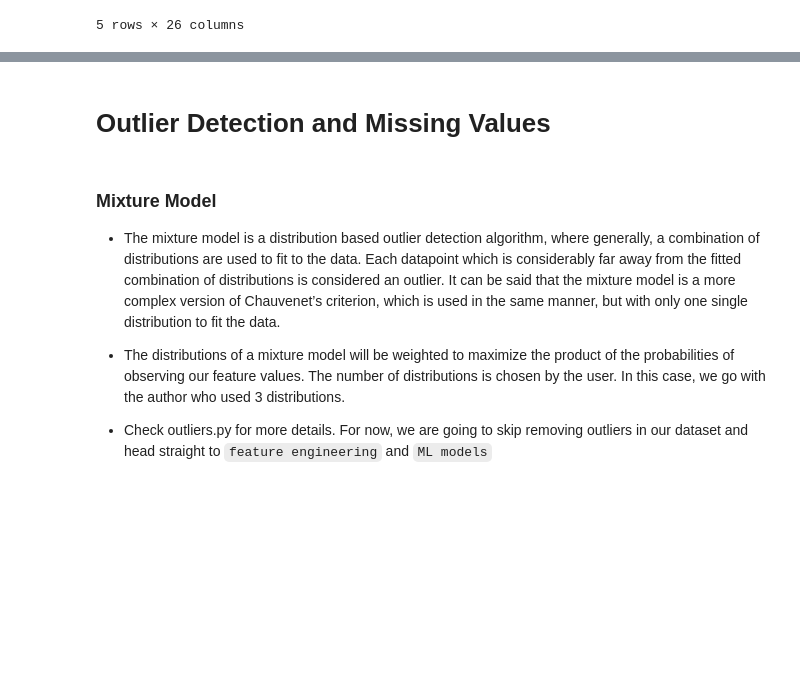
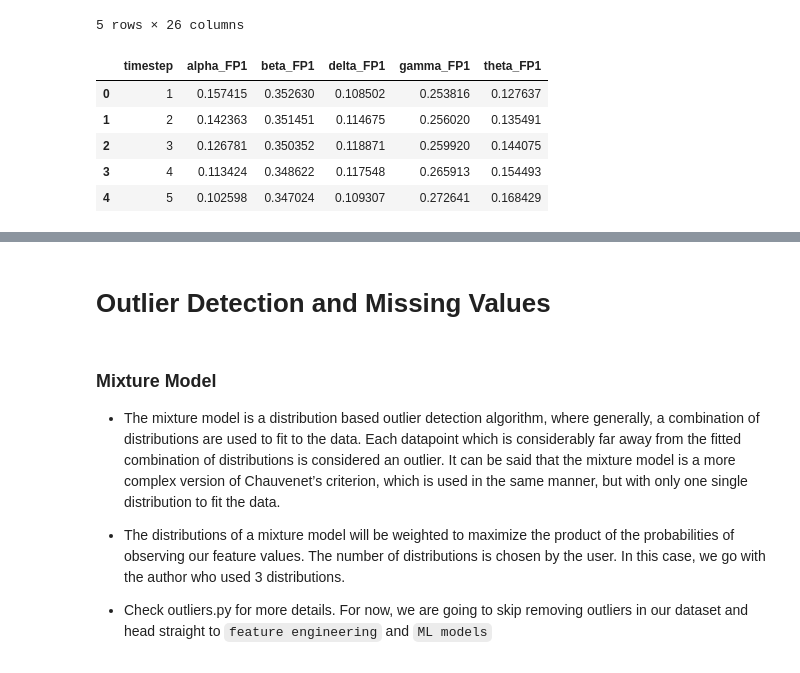
Before and after one commit to asheeshcric/VA, a Jupyter notebook: notebooks/EEG_Feature_Extraction.ipynb, the cells around one changed output, grey strips where cells are left out. Cells and saved outputs as stored; diff of their text form; code cells hidden in the pictures; blank space fills up the shorter version.

```diff
--- a/notebooks/EEG_Feature_Extraction.ipynb
+++ b/notebooks/EEG_Feature_Extraction.ipynb
@@ -124,0 +119,13 @@ for band in plot_bands:
+# %%
+plot_bands = ["timestep", f"alpha_1", f"beta_1", f"delta_1", f"gamma_1", f"theta_1"]
+plot_df = X[plot_bands]
+new_names = [n.split("_")[0]+"_FP1" for n in plot_bands if n != "timestep"]
+plot_df = plot_df.rename(dict(zip(plot_bands[1:], new_names)), axis=1)
+plot_df.head()
+# %% [output]
+|  | timestep | alpha_FP1 | beta_FP1 | delta_FP1 | gamma_FP1 | theta_FP1 |
+| 0 | 1 | 0.157415 | 0.352630 | 0.108502 | 0.253816 | 0.127637 |
+| 1 | 2 | 0.142363 | 0.351451 | 0.114675 | 0.256020 | 0.135491 |
+| 2 | 3 | 0.126781 | 0.350352 | 0.118871 | 0.259920 | 0.144075 |
+| 3 | 4 | 0.113424 | 0.348622 | 0.117548 | 0.265913 | 0.154493 |
+| 4 | 5 | 0.102598 | 0.347024 | 0.109307 | 0.272641 | 0.168429 |
```
Also changed, not shown: parts of 3 cells of this notebook.
